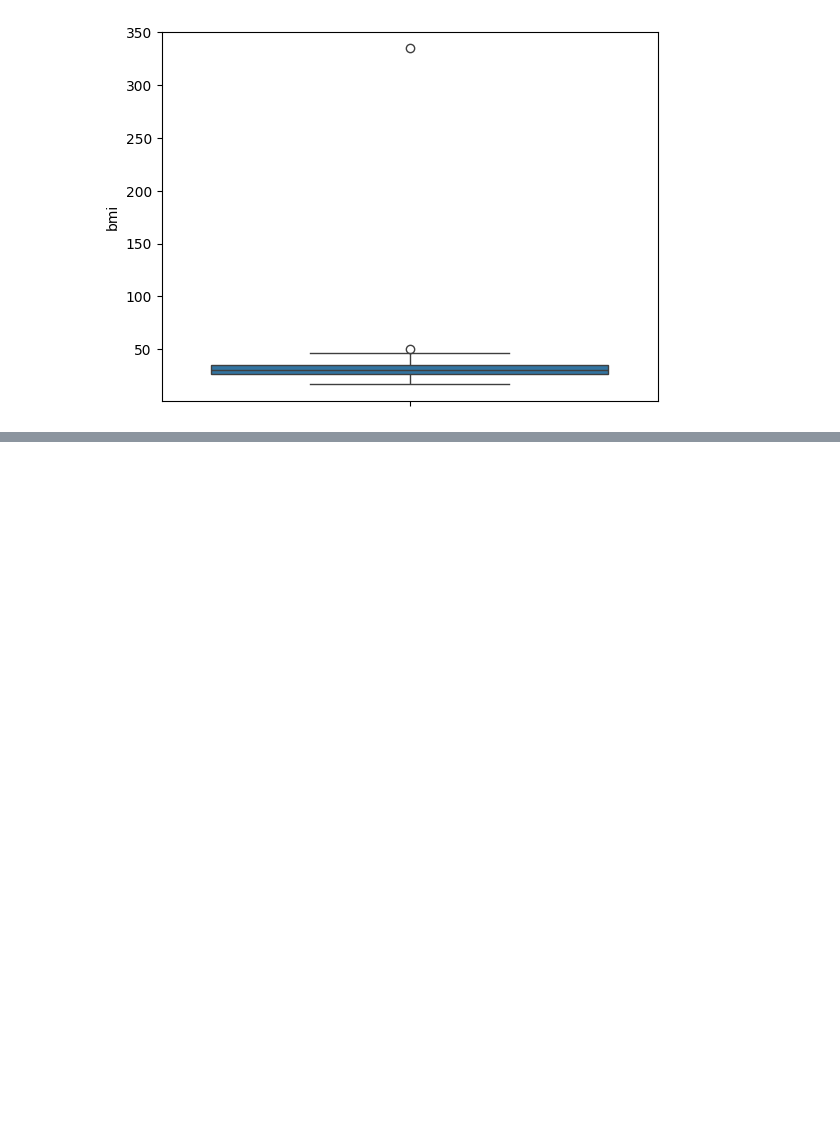
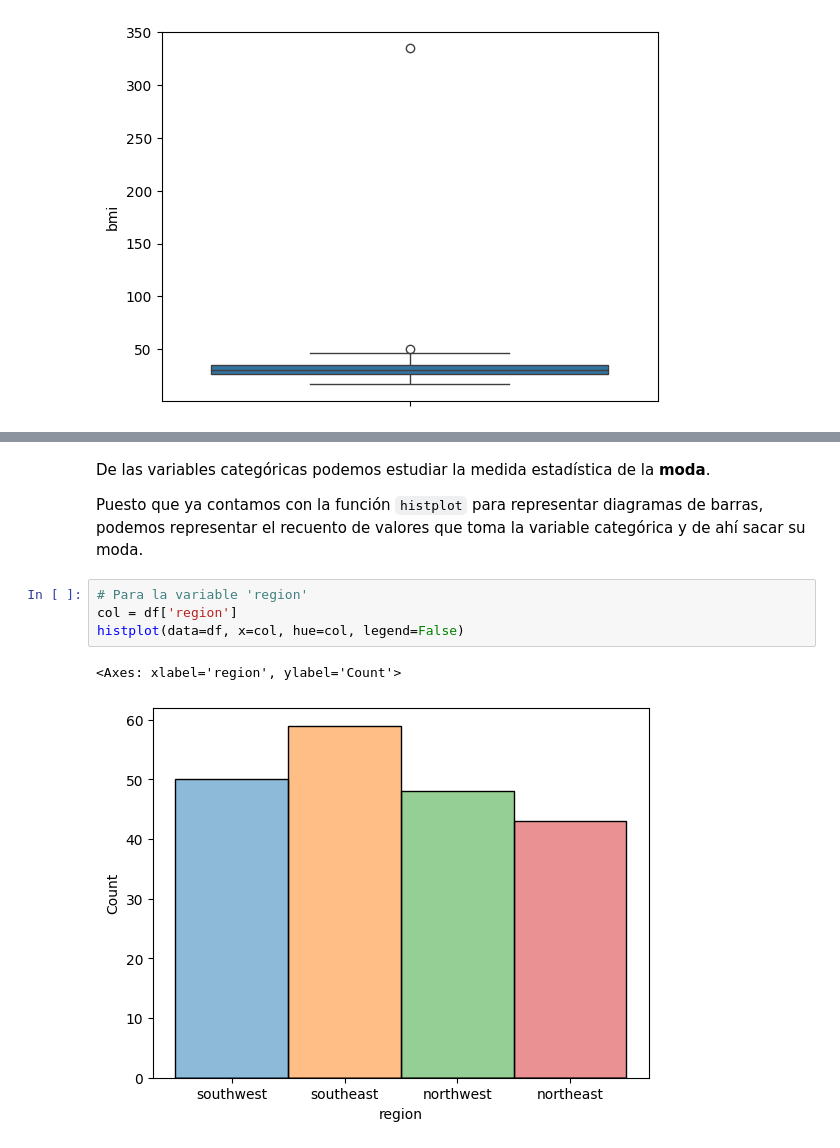
Before and after one commit to m0xn/ensurance-lr, a Jupyter notebook: actividades/proyecto-final.ipynb, the cells around one changed output, grey strips where cells are left out. Cells and saved outputs as stored; diff of their text form; blank space fills up the shorter version.

```diff
--- a/actividades/proyecto-final.ipynb
+++ b/actividades/proyecto-final.ipynb
@@ -97,0 +122,11 @@ Para la variable **'bmi'**, la presencia de **outliers** es claramente notable.
+# %% [markdown]
+De las variables categóricas podemos estudiar la medida estadística de la **moda**.
+
+Puesto que ya contamos con la función `histplot` para representar diagramas de barras, podemos representar el recuento de valores que toma la variable categórica y de ahí sacar su moda.
+# %%
+# Para la variable 'region'
+col = df['region']
+histplot(data=df, x=col, hue=col, legend=False)
+# %% [output]
+<Axes: xlabel='region', ylabel='Count'>
+[figure, added]
```
Also changed, not shown: parts of 11 cells of this notebook.
